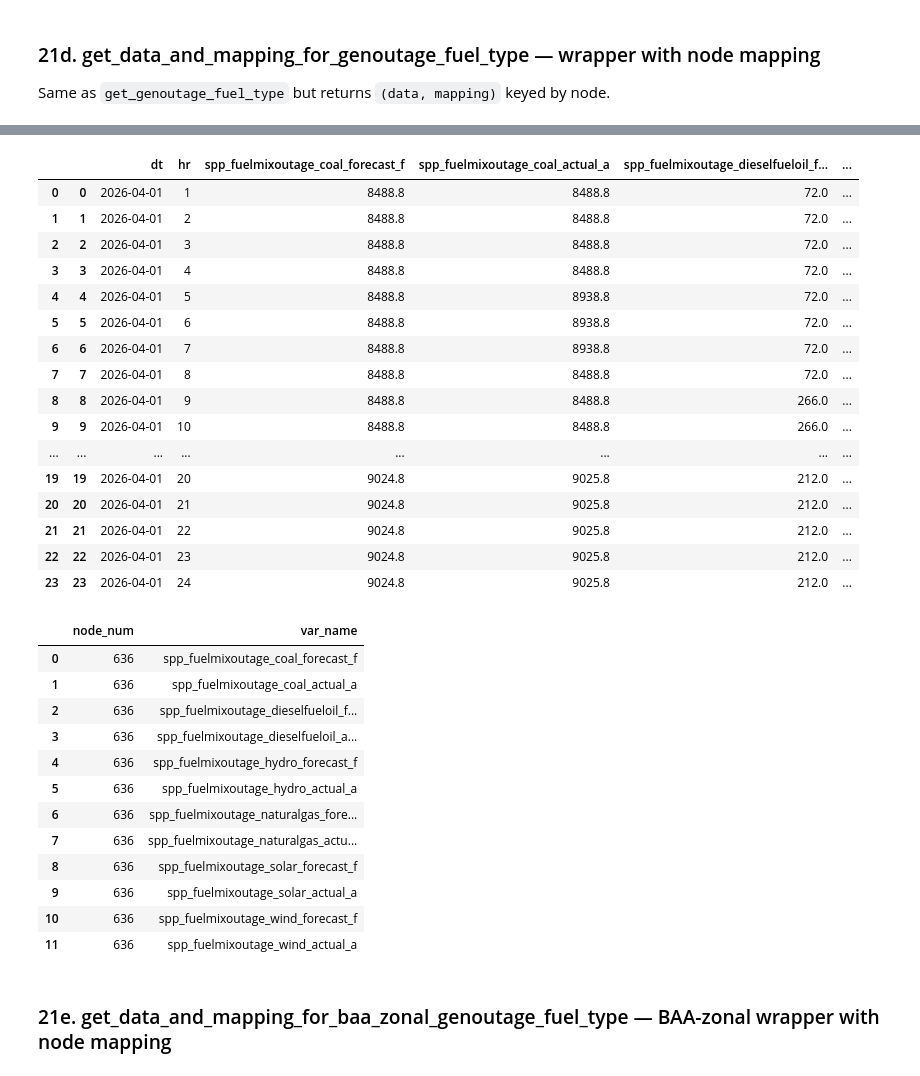
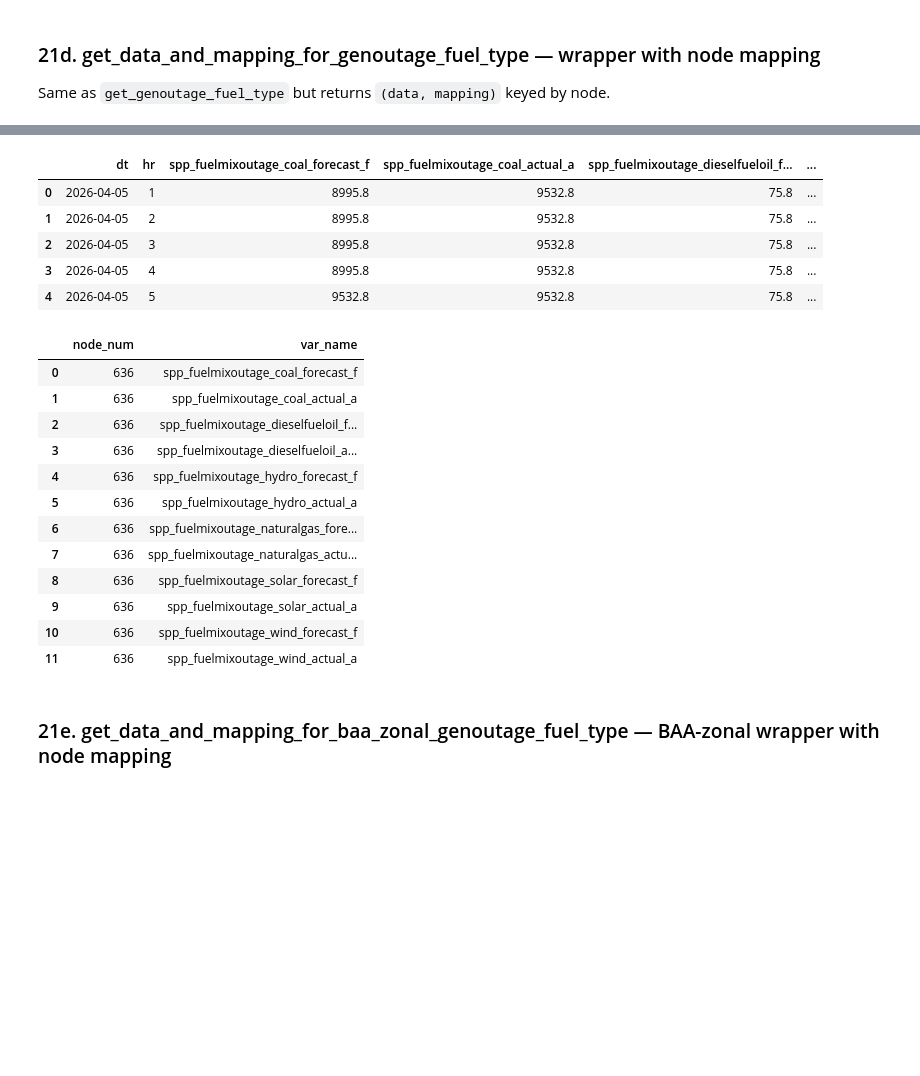
Before and after one commit to qingcheng-rgb/Qingcheng, a Jupyter notebook: QCTest/MTE_expansion/check_spp_load.ipynb, the cells around one changed output, grey strips where cells are left out. Saved outputs shown, nothing was run; the diff lists cells and outputs as text; code cells hidden in the pictures; blank space fills up the shorter version.

```diff
--- a/QCTest/MTE_expansion/check_spp_load.ipynb
+++ b/QCTest/MTE_expansion/check_spp_load.ipynb
@@ -996,6 +1080,9 @@ All columns in GeneratorOutageNew: ['dt', 'hr', 'ActualOutage', 'ForecastOutage'
 
 SPP only. Reads `spp_physical.GenOutagebyFuelTypeForecast` and `GenOutagebyFuelTypeActual`.
 # %%
-df_outage_fuel = fueltype.get_genoutage_fuel_type('2026-04-01', '2026-04-01', var_spec=['f', 'a'])
+print("=== 21b. get_genoutage_fuel_type (impute=True check) ===")
+for s, e, period in PERIODS:
+    df_outage_fuel = fueltype.get_genoutage_fuel_type(s, e, var_spec=["f", "a"], impute=True)
+    check_df(df_outage_fuel, period, True)
 print(df_outage_fuel)
 # %% [output]
@@ -1021,8 +1108,11 @@ print(df_outage_fuel)
 
 SPP only. Reads `spp_physical.BAAZonalGenOutagebyFuelTypeForecast` and `BAAZonalGenOutagebyFuelTypeActual`.
 # %%
-df_baa_outage_fuel = fueltype.get_baa_zonal_genoutage_fuel_type('2026-04-01', '2026-04-01', baa_zones=['E', 'W'], var_spec=['f', 'a'])
-print(df_baa_outage_fuel.shape)
-print(df_baa_outage_fuel.columns.tolist())
-display(df_baa_outage_fuel)
+print("=== 21c. get_baa_zonal_genoutage_fuel_type ===")
+for s, e, period in PERIODS:
+    for impute in [True, False]:
+        df_baa_ofl = fueltype.get_baa_zonal_genoutage_fuel_type(s, e, baa_zones=["E", "W"], var_spec=["f", "a"], impute=impute)
+        check_df(df_baa_ofl, period, impute)
+print(df_baa_ofl.columns.tolist())
+display(df_baa_ofl.head())
 # %% [output]
@@ -1051,15 +1134,17 @@ display(df_baa_outage_fuel)
 Same as `get_genoutage_fuel_type` but returns `(data, mapping)` keyed by node.
 # %%
 from nighthawk.data.pipeline.var_handler.fuel_type import get_data_and_mapping_for_genoutage_fuel_type
-
-data_goft, mapping_goft = get_data_and_mapping_for_genoutage_fuel_type(
-    node_list=[636], opexchange='SPP',
-    start_dt='2026-04-01', end_dt='2026-04-01',
-    fuel_type=['Coal', 'DieselFuelOil', 'Hydro', 'NaturalGas', 'Solar', 'Wind'],
-    impute=True
-)
-print('data shape:', data_goft.shape)
-print('mapping shape:', mapping_goft.shape)
-display(data_goft)
-display(mapping_goft)
+print("=== 21d. get_data_and_mapping_for_genoutage_fuel_type ===")
+for s, e, period in PERIODS:
+    for impute in [True, False]:
+        data, mapping = get_data_and_mapping_for_genoutage_fuel_type(
+            node_list=[636], opexchange="SPP", start_dt=s, end_dt=e,
+            fuel_type=["Coal","DieselFuelOil","Hydro","NaturalGas","Solar","Wind"], impute=impute)
+        check_df(data, period, impute, extra_label="fuel_type=all6")
+# Extra: fuel_type=["All"] vs explicit list
+for s, e, period in PERIODS:
+    data_all, _ = get_data_and_mapping_for_genoutage_fuel_type(
+        node_list=[636], opexchange="SPP", start_dt=s, end_dt=e, fuel_type=["All"])
+    check_df(data_all, period, False, extra_label="fuel_type=[All]")
+display(data.head()); display(mapping)
 # %% [output]
@@ -1083,20 +1158,9 @@ mapping shape: (12, 2)
-|  |  | dt | hr | spp_fuelmixoutage_coal_forecast_f | spp_fuelmixoutage_coal_actual_a | spp_fuelmixoutage_dieselfueloil_f... | ... |
-| 0 | 0 | 2026-04-01 | 1 | 8488.8 | 8488.8 | 72.0 | ... |
-| 1 | 1 | 2026-04-01 | 2 | 8488.8 | 8488.8 | 72.0 | ... |
-| 2 | 2 | 2026-04-01 | 3 | 8488.8 | 8488.8 | 72.0 | ... |
-| 3 | 3 | 2026-04-01 | 4 | 8488.8 | 8488.8 | 72.0 | ... |
-| 4 | 4 | 2026-04-01 | 5 | 8488.8 | 8938.8 | 72.0 | ... |
-| 5 | 5 | 2026-04-01 | 6 | 8488.8 | 8938.8 | 72.0 | ... |
-| 6 | 6 | 2026-04-01 | 7 | 8488.8 | 8938.8 | 72.0 | ... |
-| 7 | 7 | 2026-04-01 | 8 | 8488.8 | 8488.8 | 72.0 | ... |
-| 8 | 8 | 2026-04-01 | 9 | 8488.8 | 8488.8 | 266.0 | ... |
-| 9 | 9 | 2026-04-01 | 10 | 8488.8 | 8488.8 | 266.0 | ... |
-| ... | ... | ... | ... | ... | ... | ... | ... |
-| 19 | 19 | 2026-04-01 | 20 | 9024.8 | 9025.8 | 212.0 | ... |
-| 20 | 20 | 2026-04-01 | 21 | 9024.8 | 9025.8 | 212.0 | ... |
-| 21 | 21 | 2026-04-01 | 22 | 9024.8 | 9025.8 | 212.0 | ... |
-| 22 | 22 | 2026-04-01 | 23 | 9024.8 | 9025.8 | 212.0 | ... |
-| 23 | 23 | 2026-04-01 | 24 | 9024.8 | 9025.8 | 212.0 | ... |
+|  | dt | hr | spp_fuelmixoutage_coal_forecast_f | spp_fuelmixoutage_coal_actual_a | spp_fuelmixoutage_dieselfueloil_f... | ... |
+| 0 | 2026-04-05 | 1 | 8995.8 | 9532.8 | 75.8 | ... |
+| 1 | 2026-04-05 | 2 | 8995.8 | 9532.8 | 75.8 | ... |
+| 2 | 2026-04-05 | 3 | 8995.8 | 9532.8 | 75.8 | ... |
+| 3 | 2026-04-05 | 4 | 8995.8 | 9532.8 | 75.8 | ... |
+| 4 | 2026-04-05 | 5 | 9532.8 | 9532.8 | 75.8 | ... |
 |  | node_num | var_name |
 | 0 | 636 | spp_fuelmixoutage_coal_forecast_f |
 | 1 | 636 | spp_fuelmixoutage_coal_actual_a |
```
Also changed, not shown: parts of 62 cells of this notebook, 4 other files.
